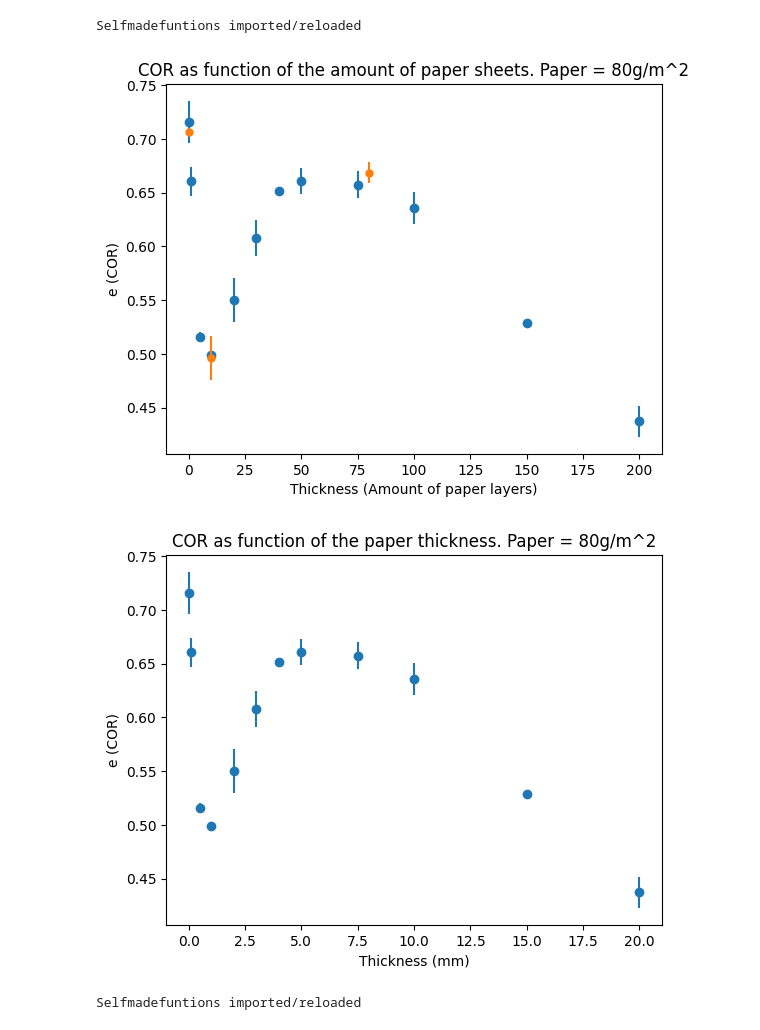
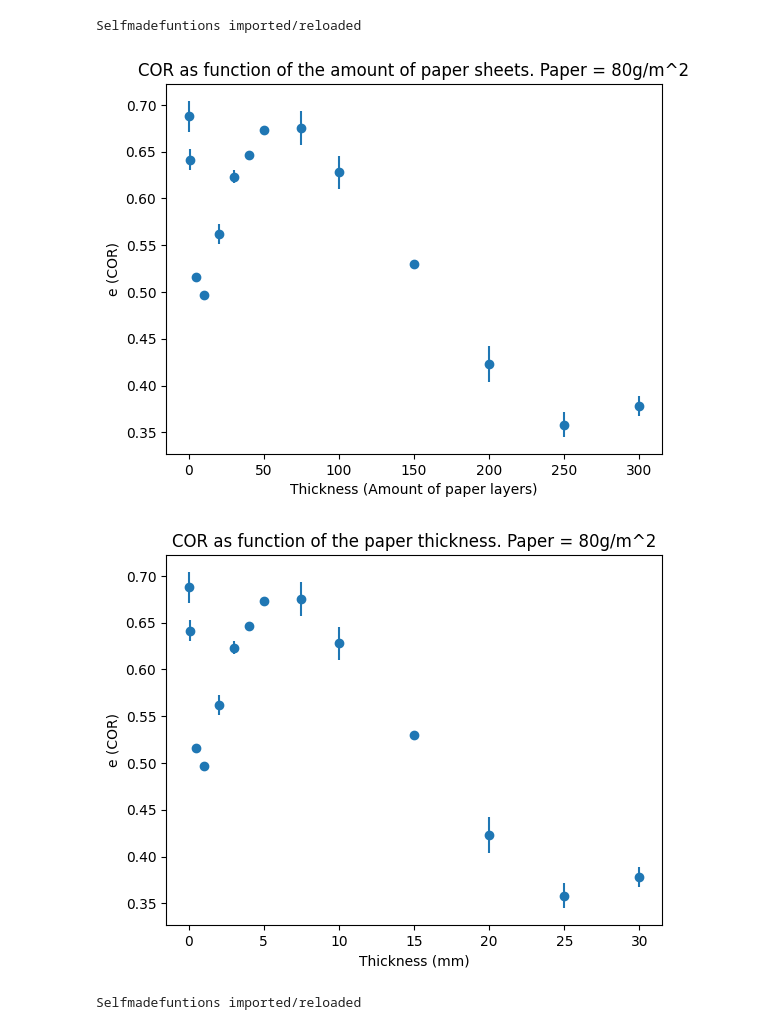
Before and after one commit to joshuadijksman/paperstack, a Jupyter notebook: Manou_version/code/Manou_Experiments.ipynb, the cells around one changed output. Saved outputs shown, nothing was run; the diff lists cells and outputs as text; code cells hidden in the pictures.

```diff
--- a/Manou_version/code/Manou_Experiments.ipynb
+++ b/Manou_version/code/Manou_Experiments.ipynb
@@ -310,7 +281,7 @@ for i in unique_edge_5t:
 
     for j in range(1, 4):
         filename = f"20h_5t_{i}cm_{j}_clean"
-        cor_value = selfmadefunctions.COR_calculator_2(inputfolder=inputfolder,
+        cor_value = selfmadefunctions.COR_calculator_3(inputfolder=inputfolder,
                                                                     variable_type=variable_type,
                                                                     variable_value=variable_value,
                                                                     filename=filename, Find_Plot=False,
@@ -445,7 +416,7 @@ for t in Thickness_160d_unique:
 
     for i in range(1, 4):
         filename = f"160d_{t}t_{i}_clean"
-        cor_value = selfmadefunctions.COR_calculator_2(inputfolder=inputfolder,
+        cor_value = selfmadefunctions.COR_calculator_3(inputfolder=inputfolder,
                                                                     variable_type=variable_type,
                                                                     variable_value=variable_value,
                                                                     filename=filename, Find_Plot=False,
@@ -489,7 +462,7 @@ for t in Thickness_80d_unique:
 
     for j in range(1, 4):
         filename = f"80d_{t}t_{j}_clean"
-        cor_value = selfmadefunctions.COR_calculator_2(inputfolder=inputfolder,
+        cor_value = selfmadefunctions.COR_calculator_3(inputfolder=inputfolder,
                                                                     variable_type=variable_type,
                                                                     variable_value=variable_value,
                                                                     filename=filename, Find_Plot=False,
@@ -533,7 +506,7 @@ for t in Thickness_80d_newpaper_unique:
 
     for j in range(1, 4):
         filename = f"80d_newpaper_{t}t_{j}_clean"
-        cor_value = selfmadefunctions.COR_calculator_2(inputfolder=inputfolder,
+        cor_value = selfmadefunctions.COR_calculator_3(inputfolder=inputfolder,
                                                                     variable_type=variable_type,
                                                                     variable_value=variable_value,
                                                                     filename=filename, Find_Plot=False,
@@ -553,22 +526,21 @@ for t in Thickness_80d_newpaper_unique:
 Selfmadefuntions imported/reloaded
 # %%
 plt.errorbar(Thickness_80d_newpaper_unique, avg_COR_80d_newpaper, yerr = COR_err_80d_newpaper, label = 'Old ball', fmt = 'o', zorder = 2)
-plt.errorbar(Thickness_unique_newball, avg_COR_newball, yerr=COR_err_newball, fmt = 'o', markersize=5, label='New ball', zorder = 3)
 plt.ylabel("e (COR)")
 plt.xlabel("Thickness (Amount of paper layers)")
 plt.title("COR as function of the amount of paper sheets. Paper = 80g/m^2")
 plt.show()
 
 
 
 plt.errorbar(Thickness_80d_newpaper_mm, avg_COR_80d_newpaper, yerr = COR_err_80d_newpaper, fmt = 'o', zorder = 2)
 plt.ylabel("e (COR)")
 plt.xlabel("Thickness (mm)")
 plt.title("COR as function of the paper thickness. Paper = 80g/m^2")
 plt.show()
 # %% [output]
-[figure, old version]
+[figure, new version]
-[figure, old version]
+[figure, new version]
 # %%
 importlib.reload(selfmadefunctions)
 inputfolder = Path(r"Z:\\Clean_Data\Data_Manou_Thesis_Clean\120density")
```
Also changed, not shown: parts of 15 cells of this notebook, 2 other files.
